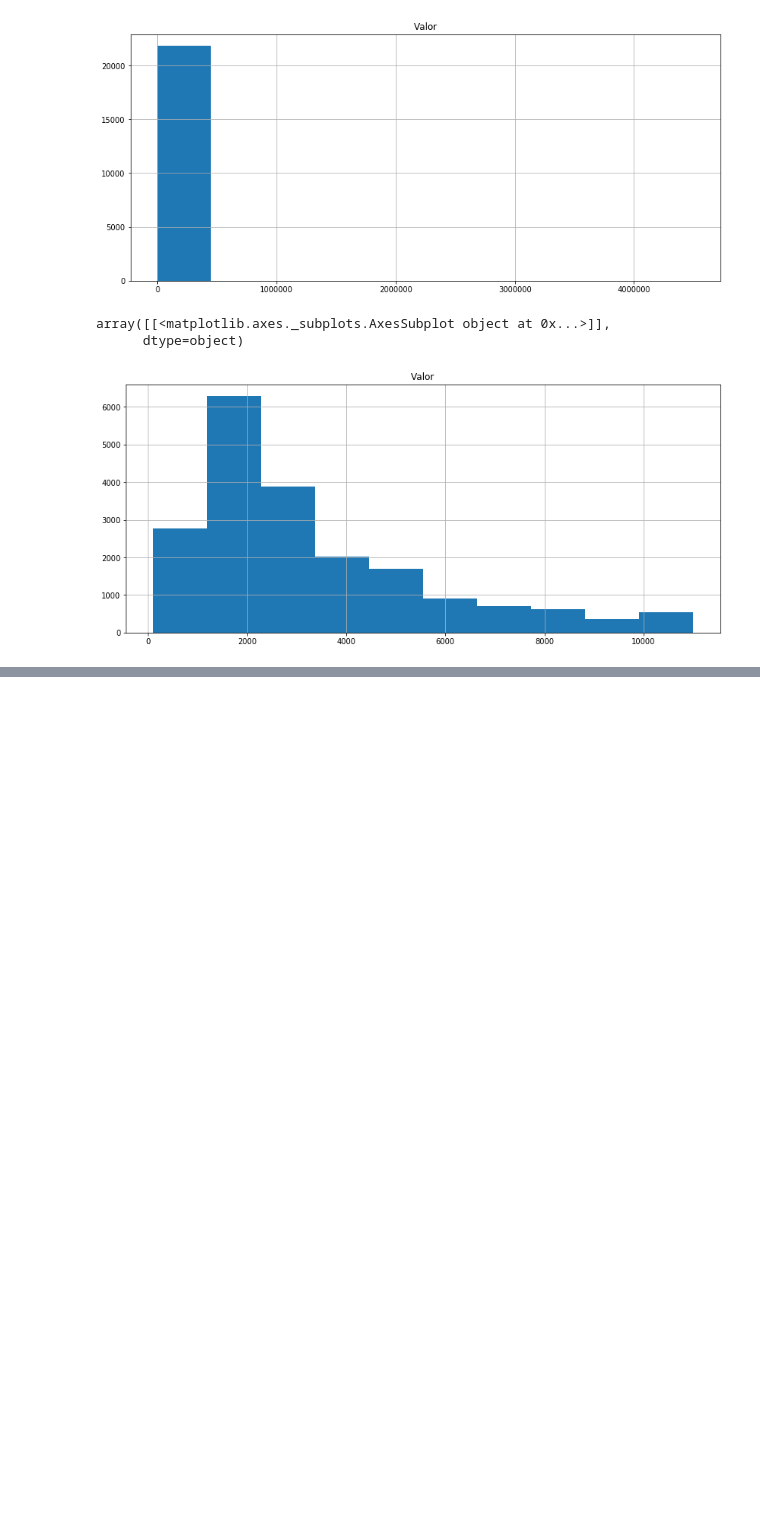
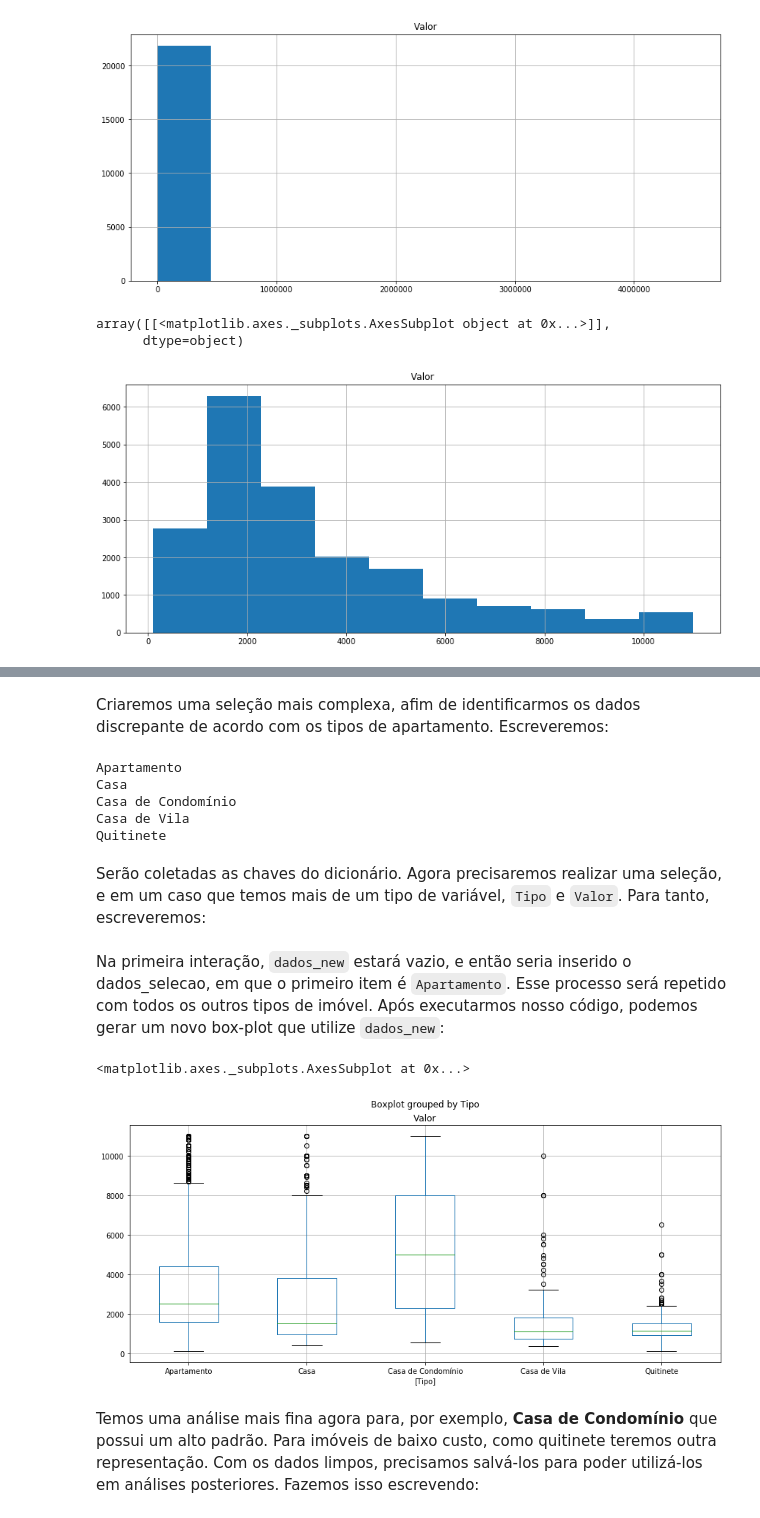
Before and after one commit to geocarvalho/python-ds, a Jupyter notebook: alura/intro-pandas/09_identificando_e_removendo_outliers.ipynb, the cells around one changed output, grey strips where cells are left out. Drawn from its saved outputs; the diff is of its cells as text; code cells hidden in the pictures; blank space fills up the shorter version.

```diff
--- a/alura/intro-pandas/09_identificando_e_removendo_outliers.ipynb
+++ b/alura/intro-pandas/09_identificando_e_removendo_outliers.ipynb
@@ -69,0 +114,13 @@ array([[<matplotlib.axes._subplots.AxesSubplot object at 0x...>]],
+# %% [markdown]
+Criaremos uma seleção mais complexa, afim de identificarmos os dados discrepante de acordo com os tipos de apartamento. Escreveremos:
+# %%
+for tipo in grupo_tipo.groups.keys():
+    print(tipo)
+# %% [output]
+Apartamento
+Casa
+Casa de Condomínio
+Casa de Vila
+Quitinete
+# %% [markdown]
+Serão coletadas as chaves do dicionário. Agora precisaremos realizar uma seleção, e em um caso que temos mais de um tipo de variável, `Tipo` e `Valor`. Para tanto, escreveremos:
@@ -69,0 +133,9 @@ array([[<matplotlib.axes._subplots.AxesSubplot object at 0x...>]],
+# %% [markdown]
+Na primeira interação, `dados_new` estará vazio, e então seria inserido o dados_selecao, em que o primeiro item é `Apartamento`. Esse processo será repetido com todos os outros tipos de imóvel. Após executarmos nosso código, podemos gerar um novo box-plot que utilize `dados_new`:
+# %%
+dados_new.boxplot(['Valor'], by = ['Tipo'])
+# %% [output]
+<matplotlib.axes._subplots.AxesSubplot at 0x...>
+[figure, added]
+# %% [markdown]
+Temos uma análise mais fina agora para, por exemplo, **Casa de Condomínio** que possui um alto padrão. Para imóveis de baixo custo, como quitinete teremos outra representação. Com os dados limpos, precisamos salvá-los para poder utilizá-los em análises posteriores. Fazemos isso escrevendo:
```
Also changed, not shown: parts of 12 cells of this notebook.
